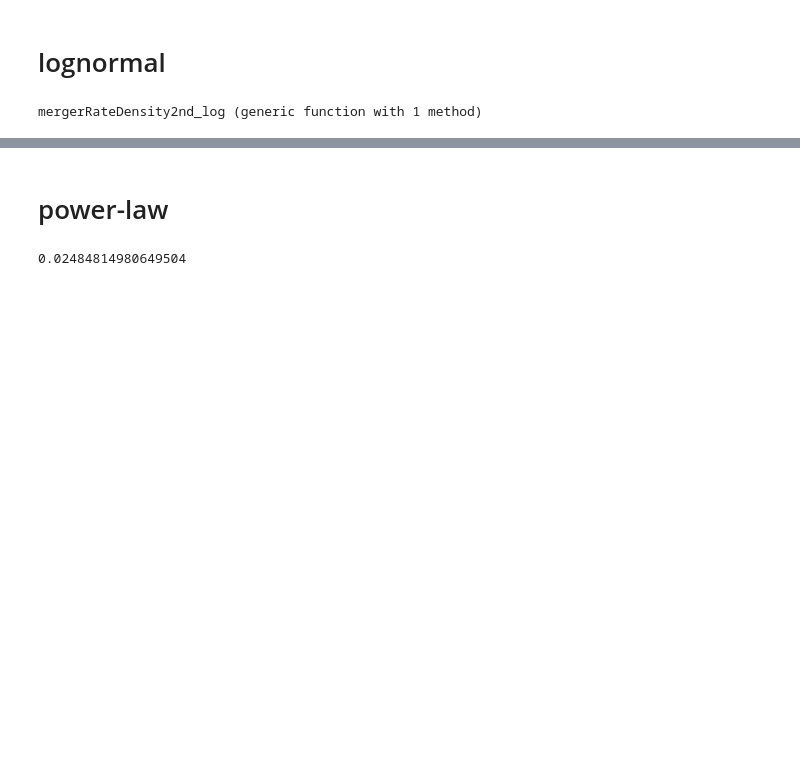
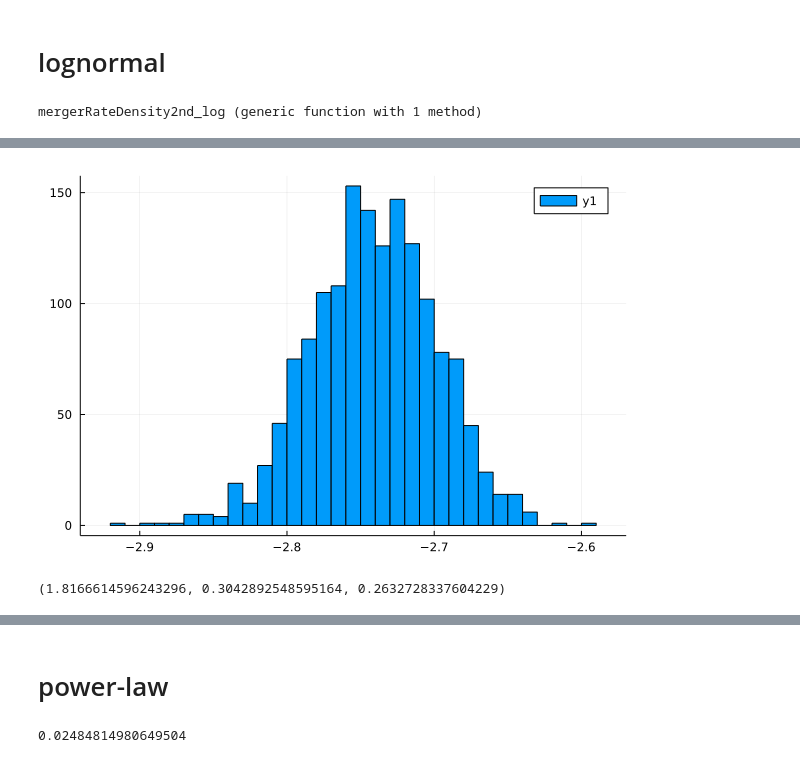
Before and after one commit to zuchengchen/merger_history_GWTC3, a Jupyter notebook: code/merger_rate.ipynb, the cells around one changed output, grey strips where cells are left out. Saved outputs shown, nothing was run; the diff lists cells and outputs as text; code cells hidden in the pictures; blank space fills up the shorter version.

```diff
--- a/code/merger_rate.ipynb
+++ b/code/merger_rate.ipynb
@@ -106,0 +110,8 @@ R2/R1
+# %%
+histogram(log_fpbhs)
+# %% [output]
+[figure, added]
+# %%
+cal_mid_up_low(10 .^ log_fpbhs .* 1e3)
+# %% [output]
+(1.8166614596243296, 0.3042892548595164, 0.2632728337604229)
```
Also changed, not shown: parts of 88 cells of this notebook, 7 other files.
